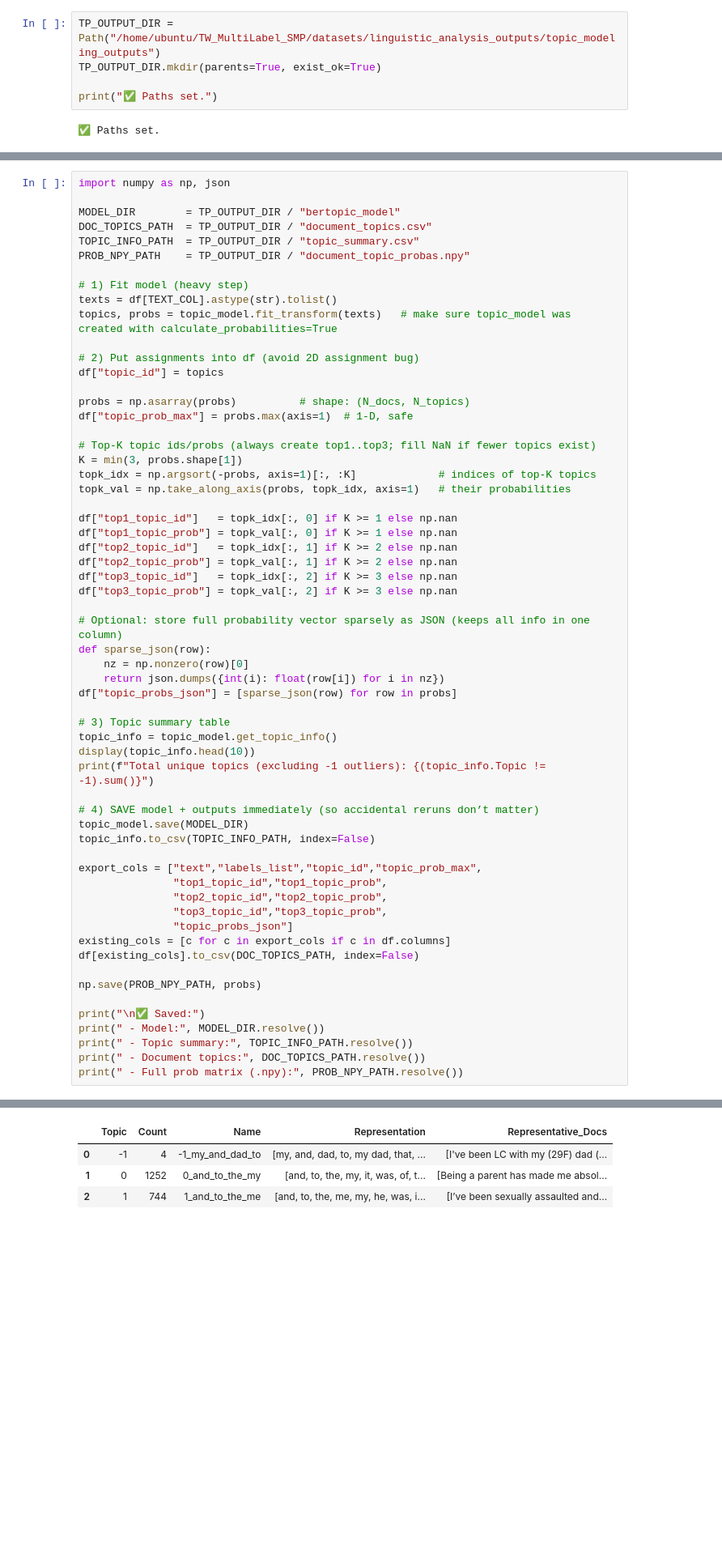
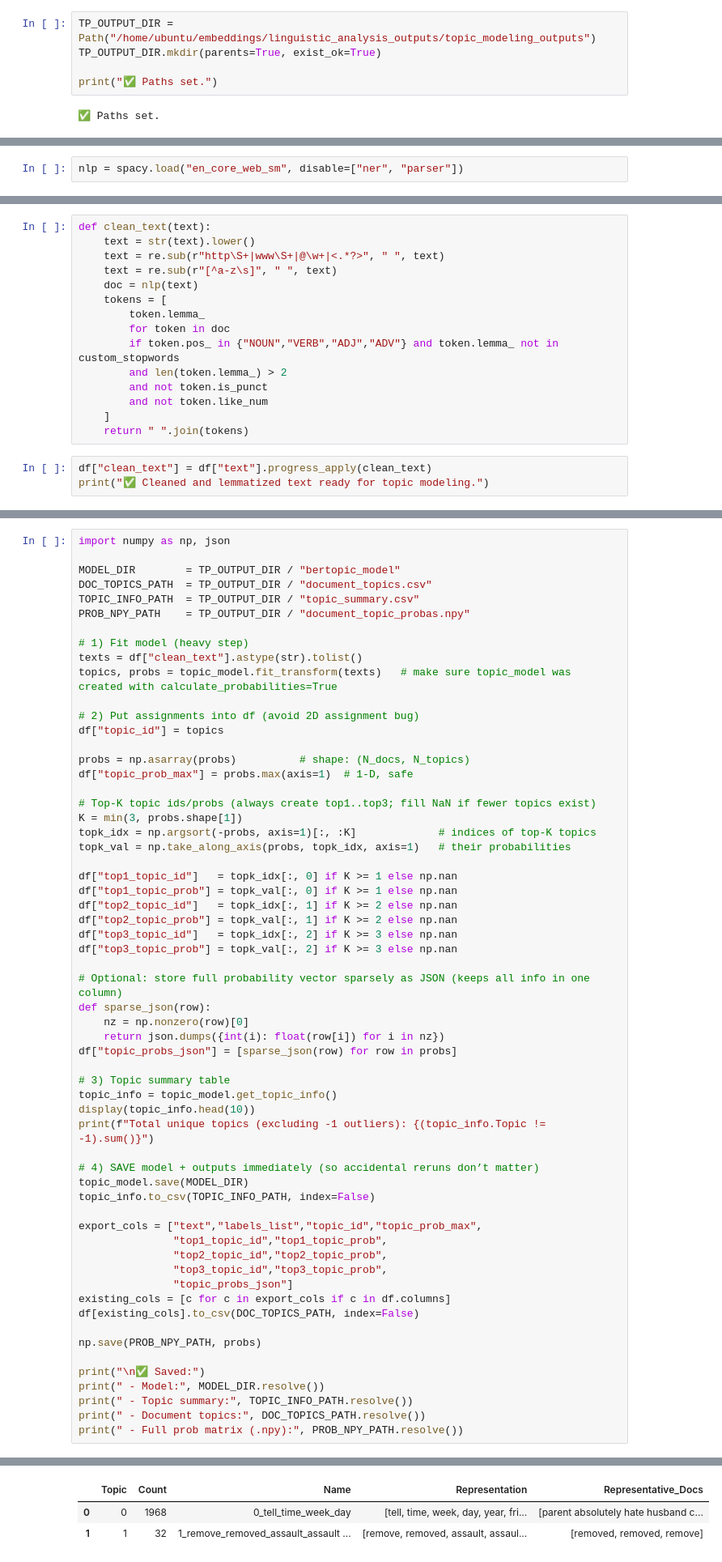
Before and after one commit to ShirleneRose/TriggerWarnings, a Jupyter notebook: jupyter-notebooks/linguistic_analysis.ipynb, the cells around one changed output, grey strips where cells are left out. Shown at 81% size. Cells and saved outputs as stored; diff of their text form; blank space fills up the shorter version.

Commit message:
Topic Modelling

```diff
--- a/jupyter-notebooks/linguistic_analysis.ipynb
+++ b/jupyter-notebooks/linguistic_analysis.ipynb
@@ -384,5 +392,5 @@ from pathlib import Path
 # %%
-TP_OUTPUT_DIR = Path("/home/ubuntu/TW_MultiLabel_SMP/datasets/linguistic_analysis_outputs/topic_modeling_outputs")
+TP_OUTPUT_DIR = Path("/home/ubuntu/embeddings/linguistic_analysis_outputs/topic_modeling_outputs")
 TP_OUTPUT_DIR.mkdir(parents=True, exist_ok=True)
 
 print("✅ Paths set.")
@@ -403,3 +411,5 @@ After dropping empty: (2000, 18)
 | 0 | Complications after abortion? Hi ... | [Medical, Pregnancy, Mental Health] |
 | 1 | Second MA abortion today and I'm ... | [Medical, Pregnancy, Mental Health] |
 | 2 | Help needed/ live in Texas where ... | [Medical] |
+# %%
+nlp = spacy.load("en_core_web_sm", disable=["ner", "parser"])
@@ -405,0 +481,18 @@ After dropping empty: (2000, 18)
+# %%
+def clean_text(text):
+    text = str(text).lower()
+    text = re.sub(r"http\S+|www\S+|@\w+|<.*?>", " ", text)
+    text = re.sub(r"[^a-z\s]", " ", text)
+    doc = nlp(text)
+    tokens = [
+        token.lemma_
+        for token in doc
+        if token.pos_ in {"NOUN","VERB","ADJ","ADV"} and token.lemma_ not in custom_stopwords
+        and len(token.lemma_) > 2
+        and not token.is_punct
+        and not token.like_num
+    ]
+    return " ".join(tokens)
+# %%
+df["clean_text"] = df["text"].progress_apply(clean_text)
+print("✅ Cleaned and lemmatized text ready for topic modeling.")
@@ -470,7 +560,7 @@ TOPIC_INFO_PATH  = TP_OUTPUT_DIR / "topic_summary.csv"
 PROB_NPY_PATH    = TP_OUTPUT_DIR / "document_topic_probas.npy"
 
 # 1) Fit model (heavy step)
-texts = df[TEXT_COL].astype(str).tolist()
+texts = df["clean_text"].astype(str).tolist()
 topics, probs = topic_model.fit_transform(texts)   # make sure topic_model was created with calculate_probabilities=True
 
 # 2) Put assignments into df (avoid 2D assignment bug)
@@ -537,4 +627,3 @@ print(" - Full prob matrix (.npy):", PROB_NPY_PATH.resolve())
 |  | Topic | Count | Name | Representation | Representative_Docs |
-| 0 | -1 | 4 | -1_my_and_dad_to | [my, and, dad, to, my dad, that, ... | [I've been LC with my (29F) dad (... |
-| 1 | 0 | 1252 | 0_and_to_the_my | [and, to, the, my, it, was, of, t... | [Being a parent has made me absol... |
-| 2 | 1 | 744 | 1_and_to_the_me | [and, to, the, me, my, he, was, i... | [I’ve been sexually assaulted and... |
+| 0 | 0 | 1968 | 0_tell_time_week_day | [tell, time, week, day, year, fri... | [parent absolutely hate husband c... |
+| 1 | 1 | 32 | 1_remove_removed_assault_assault ... | [remove, removed, assault, assaul... | [removed, removed, remove] |
```
Also changed, not shown: parts of 21 cells of this notebook, 3 other files.
